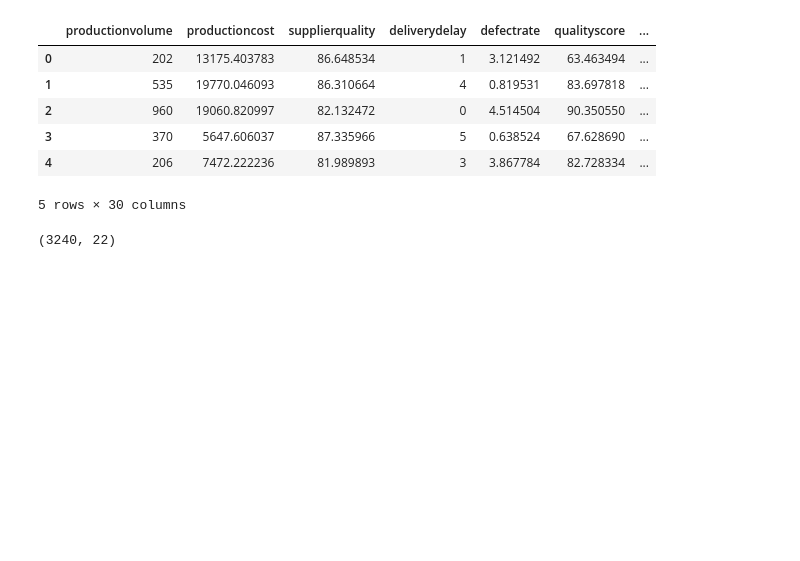
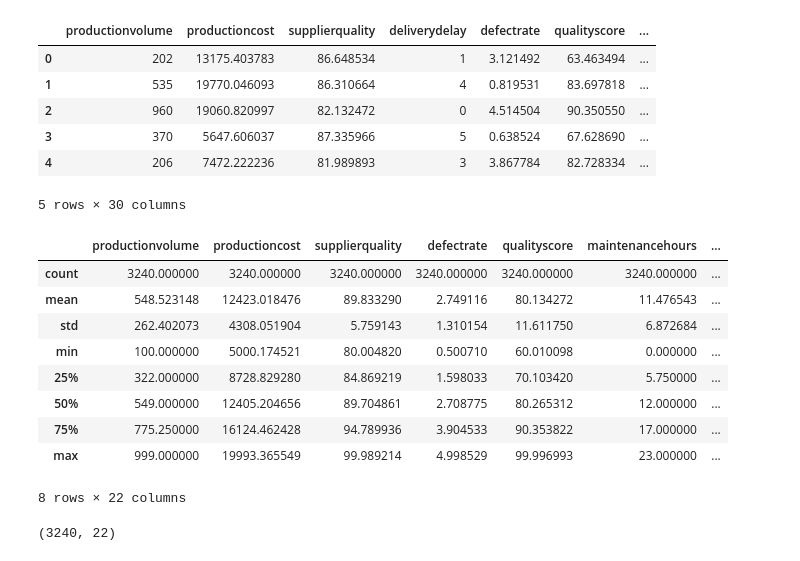
Before and after one commit to ju4nv1e1r4/Manufacturing_Defects, a Jupyter notebook: src/train.ipynb, the cells around one changed output. Cells and saved outputs as stored; diff of their text form; code cells hidden in the pictures; blank space fills up the shorter version.

```diff
--- a/src/train.ipynb
+++ b/src/train.ipynb
@@ -29,6 +29,19 @@ df.head()
 | 3 | 370 | 5647.606037 | 87.335966 | 5 | 0.638524 | 67.628690 | ... |
 | 4 | 206 | 7472.222236 | 81.989893 | 3 | 3.867784 | 82.728334 | ... |
 5 rows × 30 columns
+# %%
+df[model_vars].describe()
+# %% [output]
+|  | productionvolume | productioncost | supplierquality | defectrate | qualityscore | maintenancehours | ... |
+| count | 3240.000000 | 3240.000000 | 3240.000000 | 3240.000000 | 3240.000000 | 3240.000000 | ... |
+| mean | 548.523148 | 12423.018476 | 89.833290 | 2.749116 | 80.134272 | 11.476543 | ... |
+| std | 262.402073 | 4308.051904 | 5.759143 | 1.310154 | 11.611750 | 6.872684 | ... |
+| min | 100.000000 | 5000.174521 | 80.004820 | 0.500710 | 60.010098 | 0.000000 | ... |
+| 25% | 322.000000 | 8728.829280 | 84.869219 | 1.598033 | 70.103420 | 5.750000 | ... |
+| 50% | 549.000000 | 12405.204656 | 89.704861 | 2.708775 | 80.265312 | 12.000000 | ... |
+| 75% | 775.250000 | 16124.462428 | 94.789936 | 3.904533 | 90.353822 | 17.000000 | ... |
+| max | 999.000000 | 19993.365549 | 99.989214 | 4.998529 | 99.996993 | 23.000000 | ... |
+8 rows × 22 columns
 # %%
 df.columns
 model_vars = ['productionvolume', 'productioncost', 'supplierquality',
```
Also changed, not shown: parts of 4 cells of this notebook, 7 other files.
